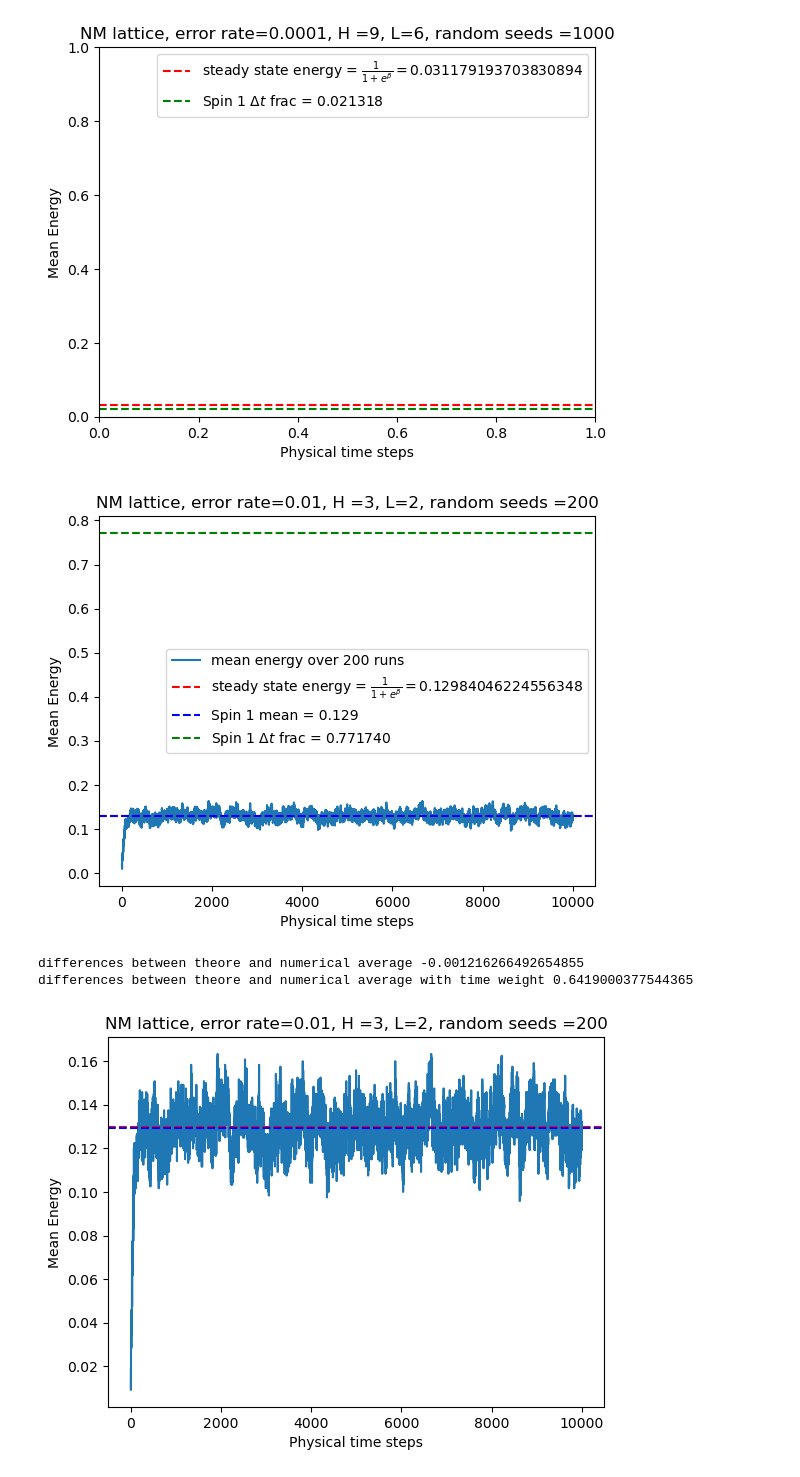
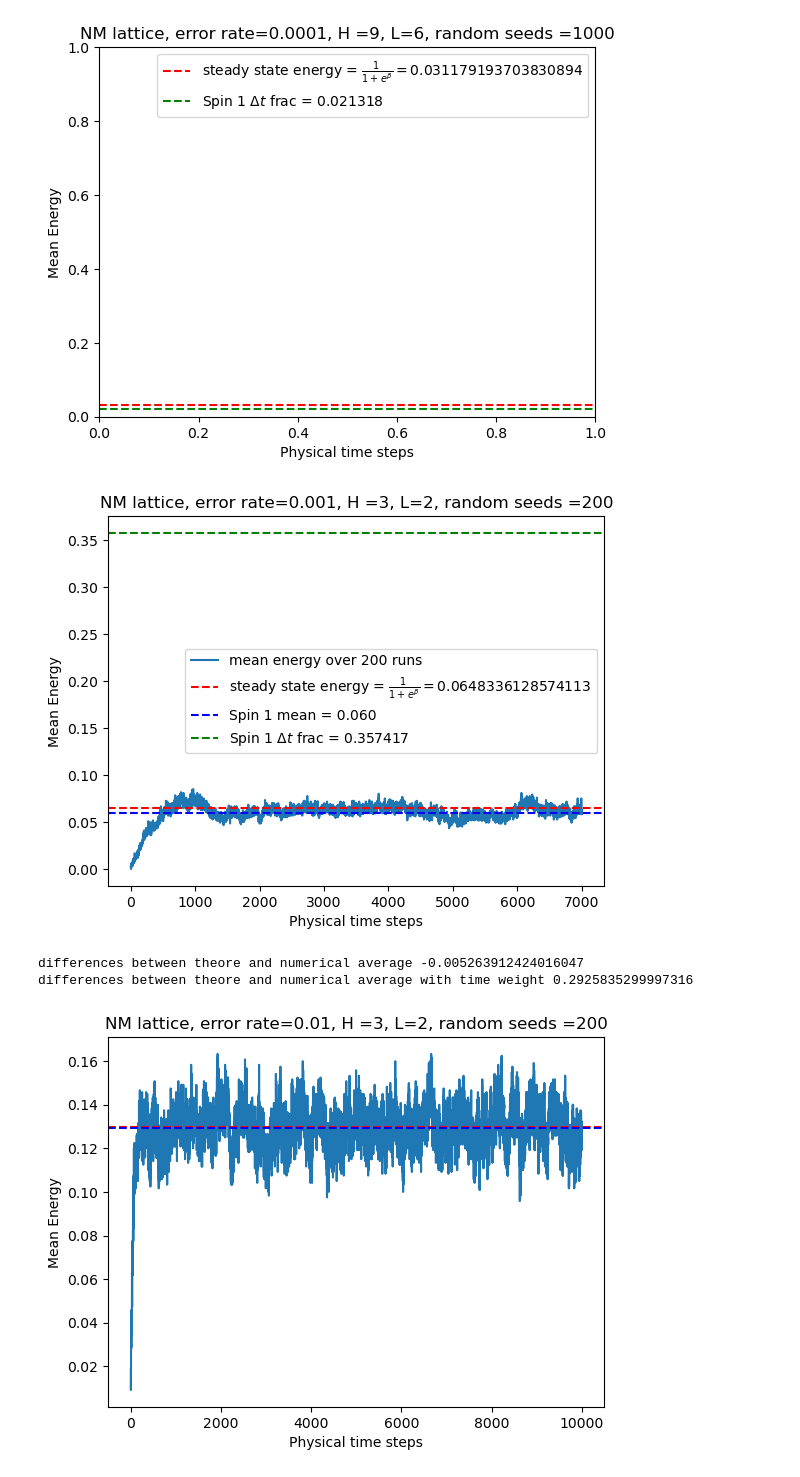
Before and after one commit to toM0dots/XYZ-color-code, a Jupyter notebook: XYZ_color_code/debugging.ipynb, the cells around one changed output. Saved outputs shown, nothing was run; the diff lists cells and outputs as text; code cells hidden in the pictures.

Commit message:
erasure time

```diff
--- a/XYZ_color_code/debugging.ipynb
+++ b/XYZ_color_code/debugging.ipynb
@@ -1737,10 +1737,10 @@ for s in range(seeds):
 # %%
 H = 3
 L = 2
-error_rate = 0.01
+error_rate = 0.001
 beta = math.log((3+error_rate)/error_rate)/3
 E_steady = 1/(1 + np.exp(beta))  # steady state energy
-steps = 10000
+steps = 7000
 seeds = 200
 t_start = 0
 t_end = 1
@@ -1810,36 +1810,36 @@ for seed in range(seeds):
     fracs[seed] = sum(en_list)/( len(en_lists[seed]))
     # spin_config2.append(copy.deepcopy(lattice))
     # error_patterns.append((lattice.copy()+ logicals[logical].copy()) % 2)
 
 #       time binning
 # mean_times, mean_ens = average_on_time_edges_from_endtimes(time_lists, en_lists, nbins=1600)
 
 mean_times = np.linspace(t_start,steps, steps)
 mean_ens = np.mean(en_lists, axis= 0)
 
 # mean_times = np.mean(time_lists, axis=0)
 mean_ens = np.array(mean_ens)/(H * L)
 mean_mean_en = np.mean(mean_ens[:-t_end], axis=0)
 mean_frac = np.mean(fracs)
 
 
 plt.plot(mean_times, mean_ens, '-', label = f'mean energy over {seeds} runs')
 plt.axhline(y = E_steady, color='r', linestyle='--', label =rf'steady state energy = $\frac{{1}}{{1 + e^{{\beta}}}} = {E_steady}$')
 # plt.axhline(y=1/(1+np.exp(beta)), color='r', linestyle='--', label =rf'Spin 1 frac = $\frac{{q}}{{p+q}}= {q/(p+q)}$')
 plt.axhline(y=mean_mean_en, color='b', linestyle='--', label =fr'Spin 1 mean = {mean_mean_en:.3f}')
 plt.axhline(y=mean_frac, color='g', linestyle='--', label =fr'Spin 1 $\Delta t$ frac = {mean_frac:.6f}')
 plt.title(f'NM lattice, error rate={error_rate}, H ={H}, L={L}, random seeds ={seeds}')
 plt.xlabel('Physical time steps')
 plt.ylabel('Mean Energy')
 # plt.xlim(0, 50)
 plt.legend()
 plt.show()
 print('differences between theore and numerical average', mean_mean_en - E_steady)
 print('differences between theore and numerical average with time weight', mean_frac - E_steady)
 # %% [output]
-[figure, old version]
+[figure, new version]
-differences between theore and numerical average -0.001216266492654855
-differences between theore and numerical average with time weight 0.6419000377544365
+differences between theore and numerical average -0.005263912424016047
+differences between theore and numerical average with time weight 0.2925835299997316
 # %%
 mean_mean_en = np.mean(mean_ens[100:-1000], axis=0)
 mean_frac = np.mean(fracs)/(H*L)
```
Also changed, not shown: parts of 1 cell of this notebook, 4 other files.
